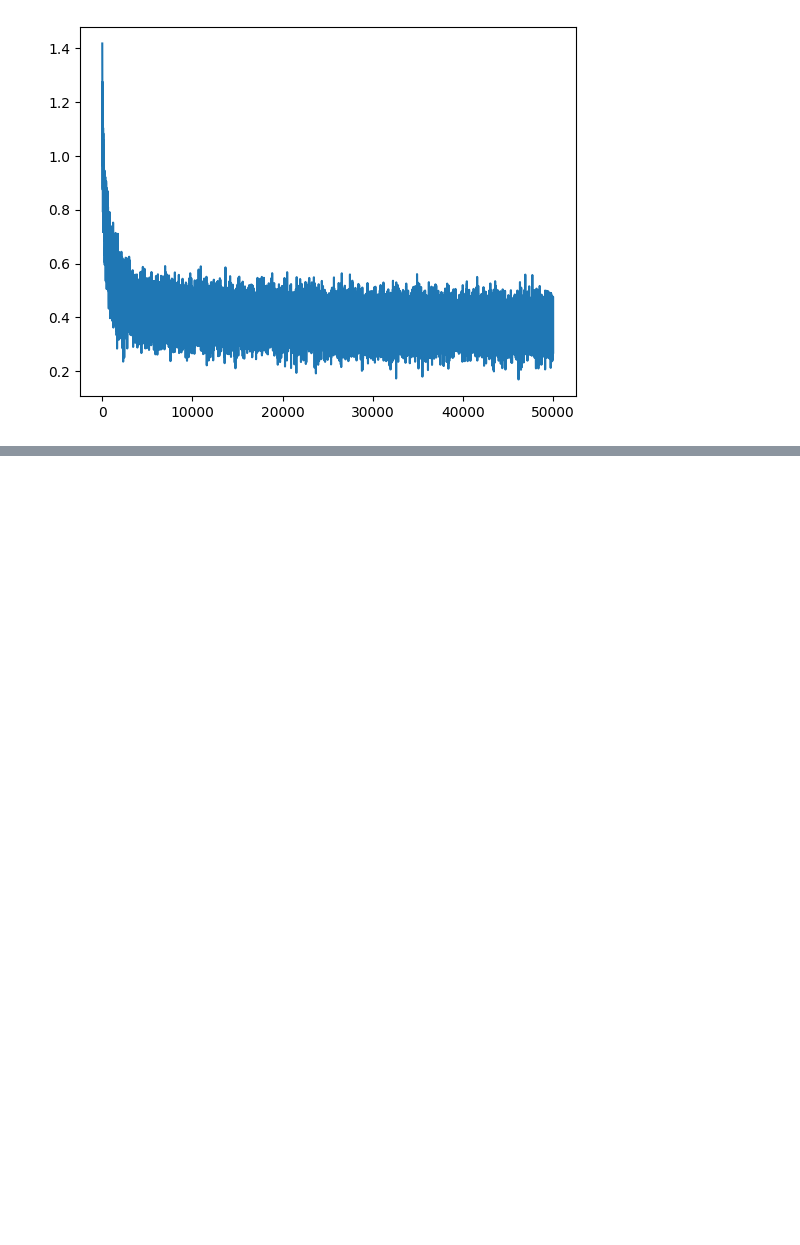
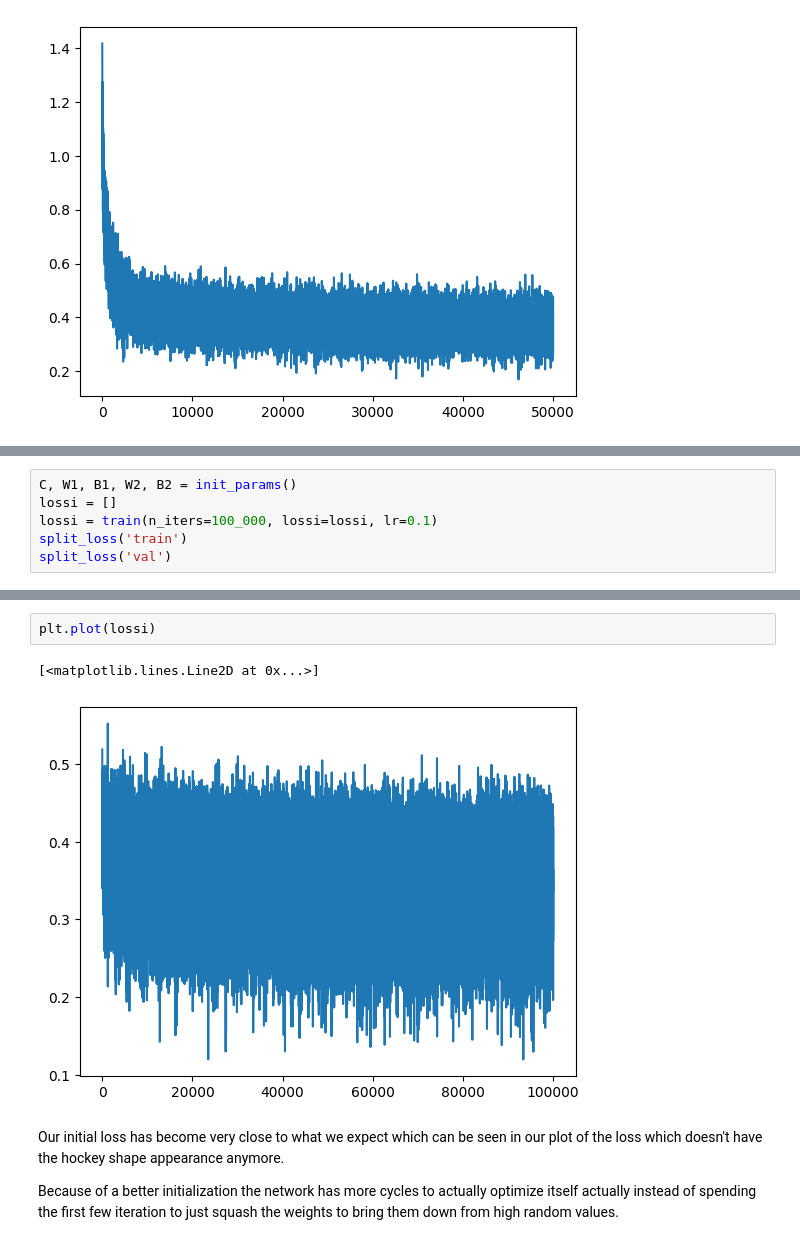
Before and after one commit to startswithzed/neural-nets-playground, a Jupyter notebook: makemore/mlp_pt2.ipynb, the cells around one changed output, grey strips where cells are left out. Drawn from its saved outputs; the diff is of its cells as text; blank space fills up the shorter version.

Commit message:
feat(mlp2): add init loss optimization

```diff
--- a/makemore/mlp_pt2.ipynb
+++ b/makemore/mlp_pt2.ipynb
@@ -149,0 +215,6 @@ plt.plot(lossi)
+# %%
+C, W1, B1, W2, B2 = init_params()
+lossi = []
+lossi = train(n_iters=100_000, lossi=lossi, lr=0.1)
+split_loss('train')
+split_loss('val')
@@ -149,0 +235,9 @@ plt.plot(lossi)
+# %%
+plt.plot(lossi)
+# %% [output]
+[<matplotlib.lines.Line2D at 0x...>]
+[figure, added]
+# %% [markdown]
+Our initial loss has become very close to what we expect which can be seen in our plot of the loss which doesn't have the hockey shape appearance anymore.
+
+Because of a better initialization the network has more cycles to actually optimize itself actually instead of spending the first few iteration to just squash the weights to bring them down from high random values.
```
Also changed, not shown: parts of 8 cells of this notebook.
